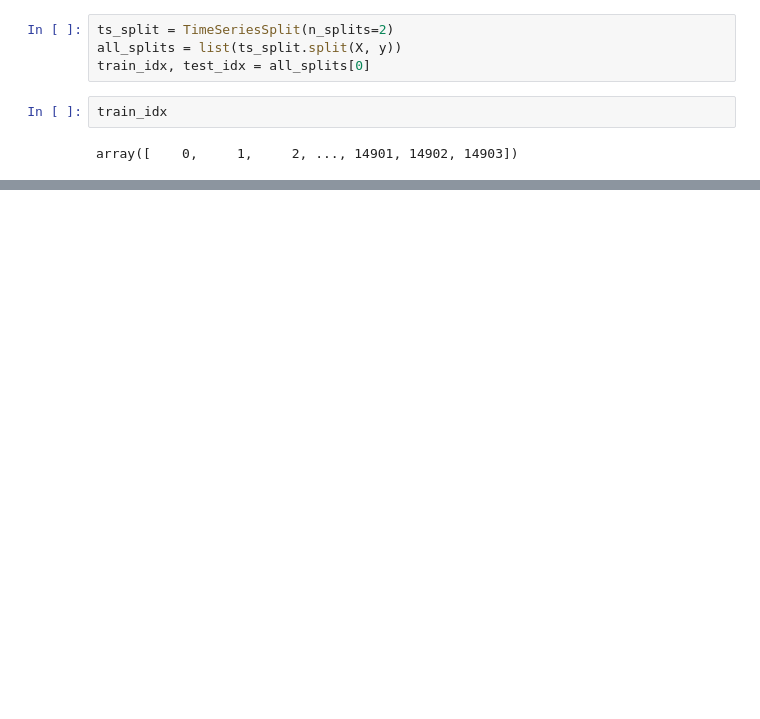
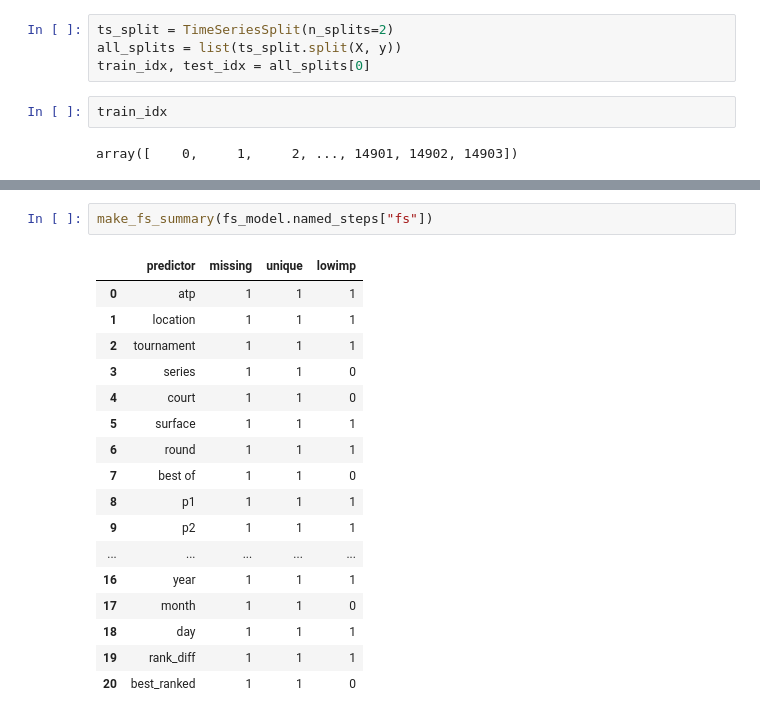
Before and after one commit to ThomasBury/AceBet, a Jupyter notebook: nb/atp_tennis.ipynb, the cells around one changed output, grey strips where cells are left out. Cells and saved outputs as stored; diff of their text form; blank space fills up the shorter version.

```diff
--- a/nb/atp_tennis.ipynb
+++ b/nb/atp_tennis.ipynb
@@ -236,0 +520,20 @@ print(accuracy_score(y_test, y_pred))
+# %%
+make_fs_summary(fs_model.named_steps["fs"])
+# %% [output]
+|  | predictor | missing | unique | lowimp |
+| 0 | atp | 1 | 1 | 1 |
+| 1 | location | 1 | 1 | 1 |
+| 2 | tournament | 1 | 1 | 1 |
+| 3 | series | 1 | 1 | 0 |
+| 4 | court | 1 | 1 | 0 |
+| 5 | surface | 1 | 1 | 1 |
+| 6 | round | 1 | 1 | 1 |
+| 7 | best of | 1 | 1 | 0 |
+| 8 | p1 | 1 | 1 | 1 |
+| 9 | p2 | 1 | 1 | 1 |
+| ... | ... | ... | ... | ... |
+| 16 | year | 1 | 1 | 1 |
+| 17 | month | 1 | 1 | 0 |
+| 18 | day | 1 | 1 | 1 |
+| 19 | rank_diff | 1 | 1 | 1 |
+| 20 | best_ranked | 1 | 1 | 0 |
```
Also changed, not shown: parts of 62 cells of this notebook.
